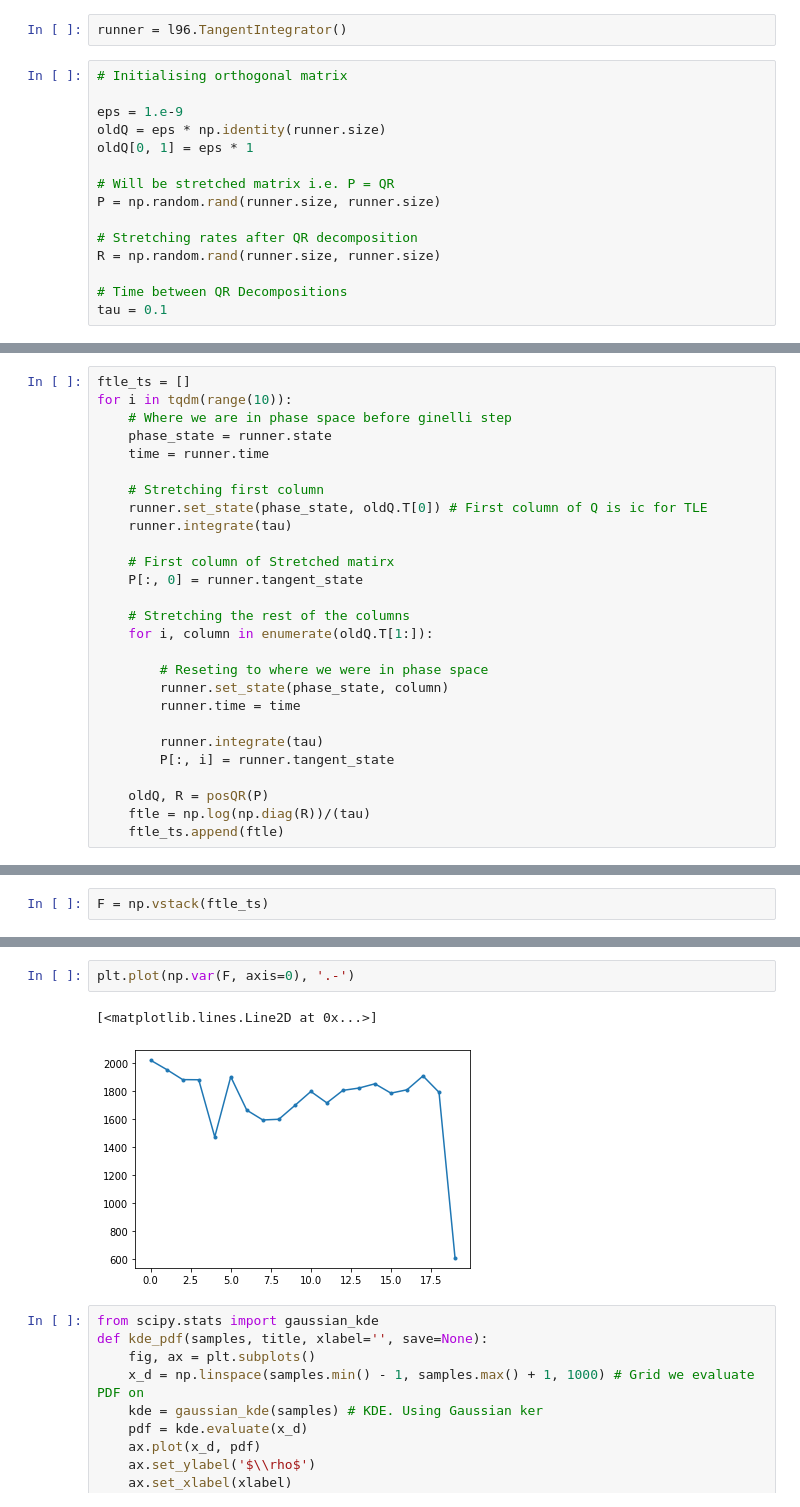
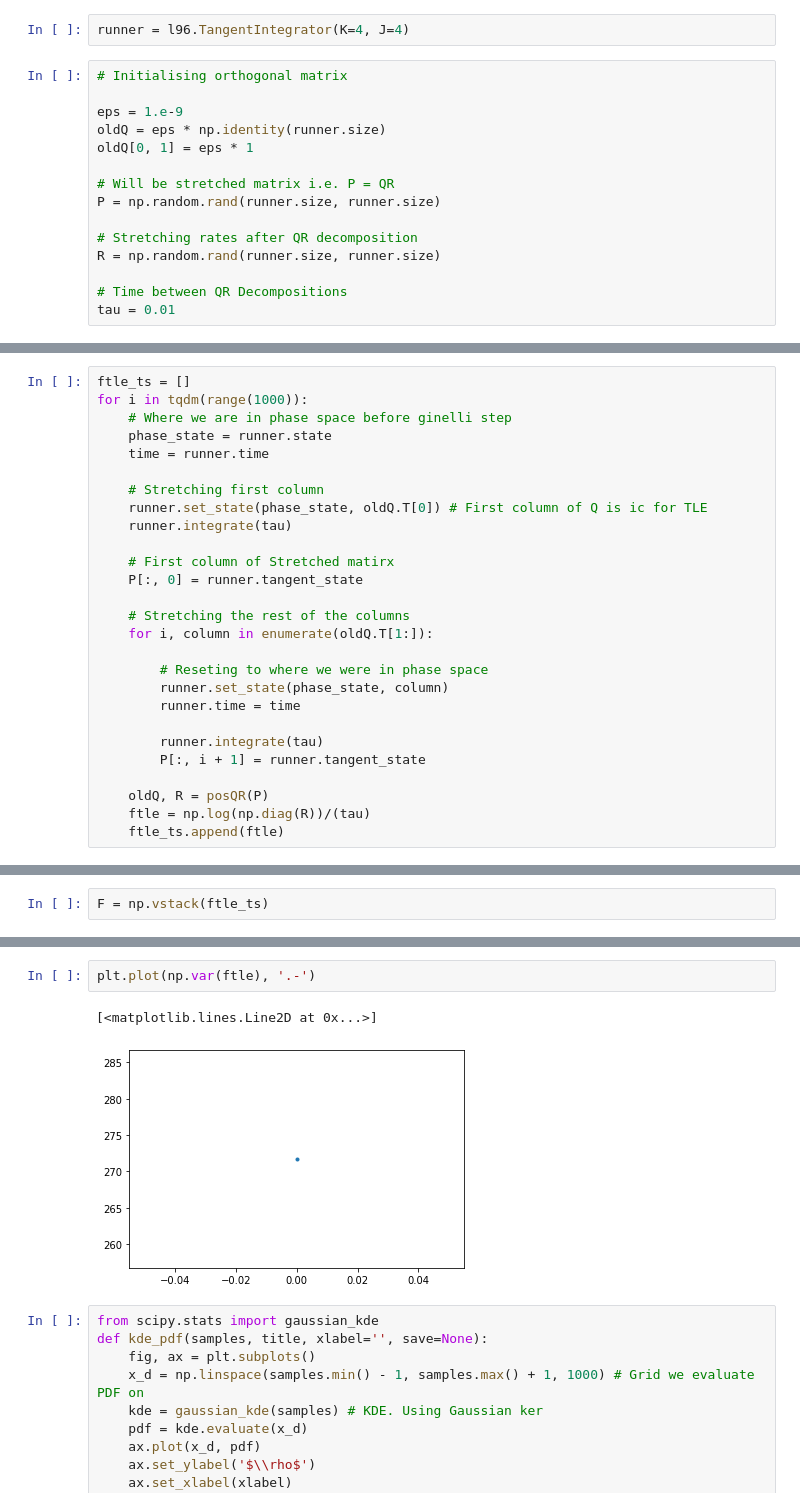
Before and after one commit to CalvinNesbitt/Lorenz-96-Two-Layer, a Jupyter notebook: Bennetin-LE-Calculation.ipynb, the cells around one changed output, grey strips where cells are left out. Saved outputs shown, nothing was run; the diff lists cells and outputs as text.

```diff
--- a/Bennetin-LE-Calculation.ipynb
+++ b/Bennetin-LE-Calculation.ipynb
@@ -25,7 +25,7 @@ def posQR(M):
     Q, R = np.dot(Q, signs), np.dot(signs, R) # Ensuring R Diagonal is positive
     return Q, R
 # %%
-runner = l96.TangentIntegrator()
+runner = l96.TangentIntegrator(K=4, J=4)
 # %%
 # Initialising orthogonal matrix
 
@@ -40,12 +40,12 @@ P = np.random.rand(runner.size, runner.size)
 R = np.random.rand(runner.size, runner.size)
 
 # Time between QR Decompositions
-tau = 0.1
+tau = 0.01
 # %%
 looker = l96.TangentTrajectoryObserver(runner)
 # %%
 ftle_ts = []
-for i in tqdm(range(10)):
+for i in tqdm(range(1000)):
     # Where we are in phase space before ginelli step
     phase_state = runner.state
     time = runner.time
@@ -65,7 +65,7 @@ for i in tqdm(range(10)):
         runner.time = time
 
         runner.integrate(tau)
-        P[:, i] = runner.tangent_state
+        P[:, i + 1] = runner.tangent_state
 
     oldQ, R = posQR(P)
     ftle = np.log(np.diag(R))/(tau)
@@ -88,8 +91,8 @@ plt.show()
 # %%
-plt.plot(np.var(F, axis=0), '.-')
+plt.plot(np.var(ftle), '.-')
 # %% [output]
 [<matplotlib.lines.Line2D at 0x...>]
-[figure, old version]
+[figure, new version]
 # %%
 from scipy.stats import gaussian_kde
 def kde_pdf(samples, title, xlabel='', save=None):
```
Also changed, not shown: parts of 4 cells of this notebook, 5 other files.
